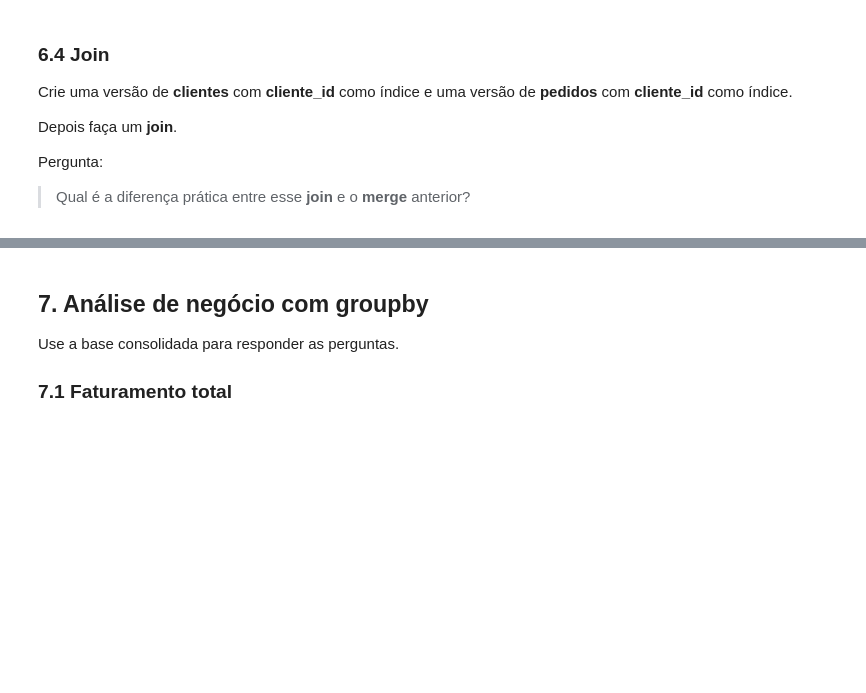
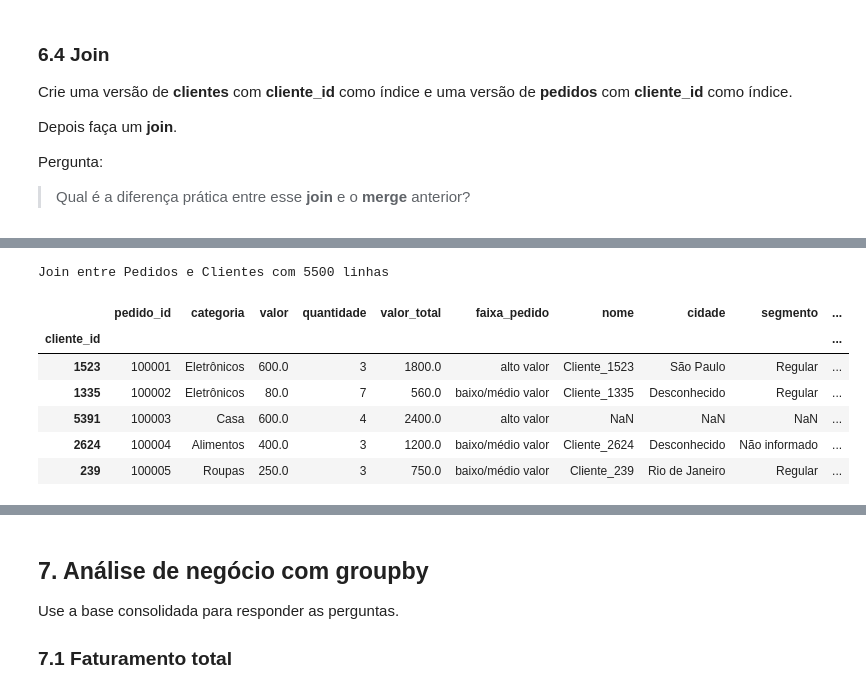
Before and after one commit to Somutt/revisao_py, a Jupyter notebook: 02_data_analysis/pandas_ecommerce.ipynb, the cells around one changed output, grey strips where cells are left out. Cells and saved outputs as stored; diff of their text form; code cells hidden in the pictures; blank space fills up the shorter version.

```diff
--- a/02_data_analysis/pandas_ecommerce.ipynb
+++ b/02_data_analysis/pandas_ecommerce.ipynb
@@ -1159,0 +1333,4 @@ Pergunta:
+# %%
+clientes_idx_df = clientes_df.set_index('cliente_id')
+
+clientes_idx_df.head()
@@ -1159,0 +1345,4 @@ Pergunta:
+# %%
+pedidos_idx_df = pedidos_tot_df.set_index('cliente_id')
+
+pedidos_idx_df.head()
@@ -1159,0 +1357,14 @@ Pergunta:
+# %%
+pedidos_clientes_idx_df = pedidos_idx_df.join(clientes_idx_df)
+
+print(f'Join entre Pedidos e Clientes com {pedidos_clientes_idx_df.shape[0]} linhas')
+pedidos_clientes_idx_df.head()
+# %% [output]
+Join entre Pedidos e Clientes com 5500 linhas
+|  | pedido_id | categoria | valor | quantidade | valor_total | faixa_pedido | nome | cidade | segmento | ... |
+| cliente_id |  |  |  |  |  |  |  |  |  | ... |
+| 1523 | 100001 | Eletrônicos | 600.0 | 3 | 1800.0 | alto valor | Cliente_1523 | São Paulo | Regular | ... |
+| 1335 | 100002 | Eletrônicos | 80.0 | 7 | 560.0 | baixo/médio valor | Cliente_1335 | Desconhecido | Regular | ... |
+| 5391 | 100003 | Casa | 600.0 | 4 | 2400.0 | alto valor | NaN | NaN | NaN | ... |
+| 2624 | 100004 | Alimentos | 400.0 | 3 | 1200.0 | baixo/médio valor | Cliente_2624 | Desconhecido | Não informado | ... |
+| 239 | 100005 | Roupas | 250.0 | 3 | 750.0 | baixo/médio valor | Cliente_239 | Rio de Janeiro | Regular | ... |
```
Also changed, not shown: parts of 21 cells of this notebook.
